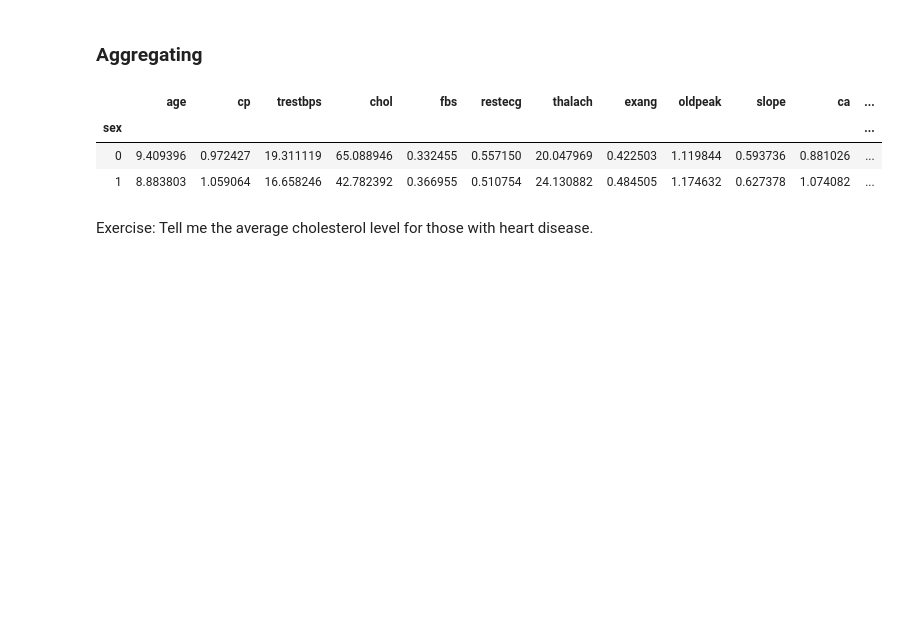
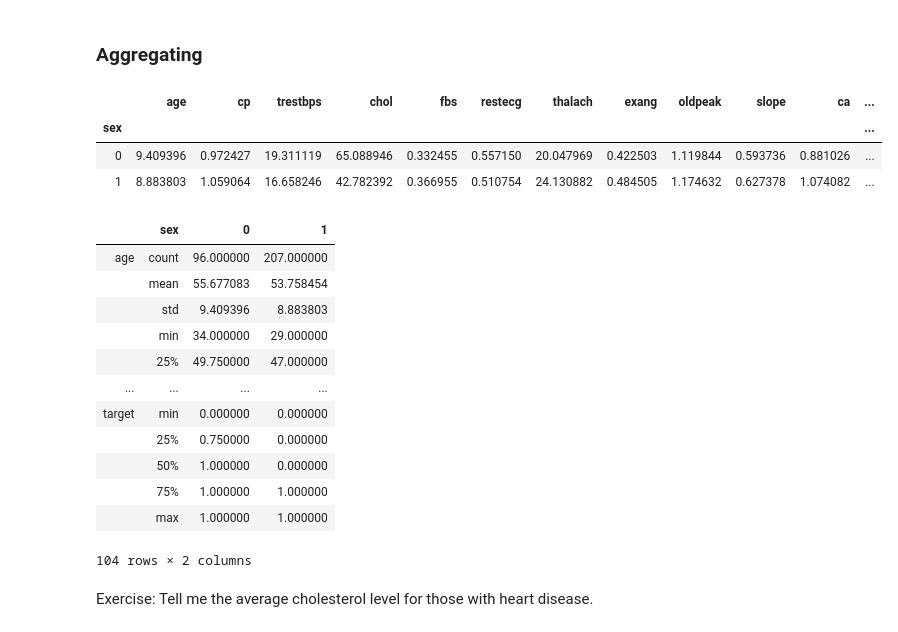
Before and after one commit to jfleury12/dc-ds-111819, a Jupyter notebook: module-1/day-6-pandas-3/manipulating_data_with_pandas-fleury.ipynb, the cells around one changed output. Saved outputs shown, nothing was run; the diff lists cells and outputs as text; code cells hidden in the pictures; blank space fills up the shorter version.

```diff
--- a/module-1/day-6-pandas-3/manipulating_data_with_pandas-fleury.ipynb
+++ b/module-1/day-6-pandas-3/manipulating_data_with_pandas-fleury.ipynb
@@ -538,13 +549,30 @@ uci.groupby('sex').get_group(0) # .tail()
 96 rows × 14 columns
 # %% [markdown]
 ### Aggregating
+# %%
+# summary stats by group
+uci.groupby('sex').std()
+# %% [output]
+|  | age | cp | trestbps | chol | fbs | restecg | thalach | exang | oldpeak | slope | ca | ... |
+| sex |  |  |  |  |  |  |  |  |  |  |  | ... |
+| 0 | 9.409396 | 0.972427 | 19.311119 | 65.088946 | 0.332455 | 0.557150 | 20.047969 | 0.422503 | 1.119844 | 0.593736 | 0.881026 | ... |
+| 1 | 8.883803 | 1.059064 | 16.658246 | 42.782392 | 0.366955 | 0.510754 | 24.130882 | 0.484505 | 1.174632 | 0.627378 | 1.074082 | ... |
 # %%
-uci.groupby('sex').std()
+uci.groupby('sex').describe().T
 # %% [output]
-|  | age | cp | trestbps | chol | fbs | restecg | thalach | exang | oldpeak | slope | ca | ... |
-| sex |  |  |  |  |  |  |  |  |  |  |  | ... |
-| 0 | 9.409396 | 0.972427 | 19.311119 | 65.088946 | 0.332455 | 0.557150 | 20.047969 | 0.422503 | 1.119844 | 0.593736 | 0.881026 | ... |
-| 1 | 8.883803 | 1.059064 | 16.658246 | 42.782392 | 0.366955 | 0.510754 | 24.130882 | 0.484505 | 1.174632 | 0.627378 | 1.074082 | ... |
+|  | sex | 0 | 1 |
+| age | count | 96.000000 | 207.000000 |
+|  | mean | 55.677083 | 53.758454 |
+|  | std | 9.409396 | 8.883803 |
+|  | min | 34.000000 | 29.000000 |
+|  | 25% | 49.750000 | 47.000000 |
+| ... | ... | ... | ... |
+| target | min | 0.000000 | 0.000000 |
+|  | 25% | 0.750000 | 0.000000 |
+|  | 50% | 1.000000 | 0.000000 |
+|  | 75% | 1.000000 | 1.000000 |
+|  | max | 1.000000 | 1.000000 |
+104 rows × 2 columns
 # %% [markdown]
 Exercise: Tell me the average cholesterol level for those with heart disease.
 # %%
```
Also changed, not shown: parts of 13 cells of this notebook, 2 other files.
